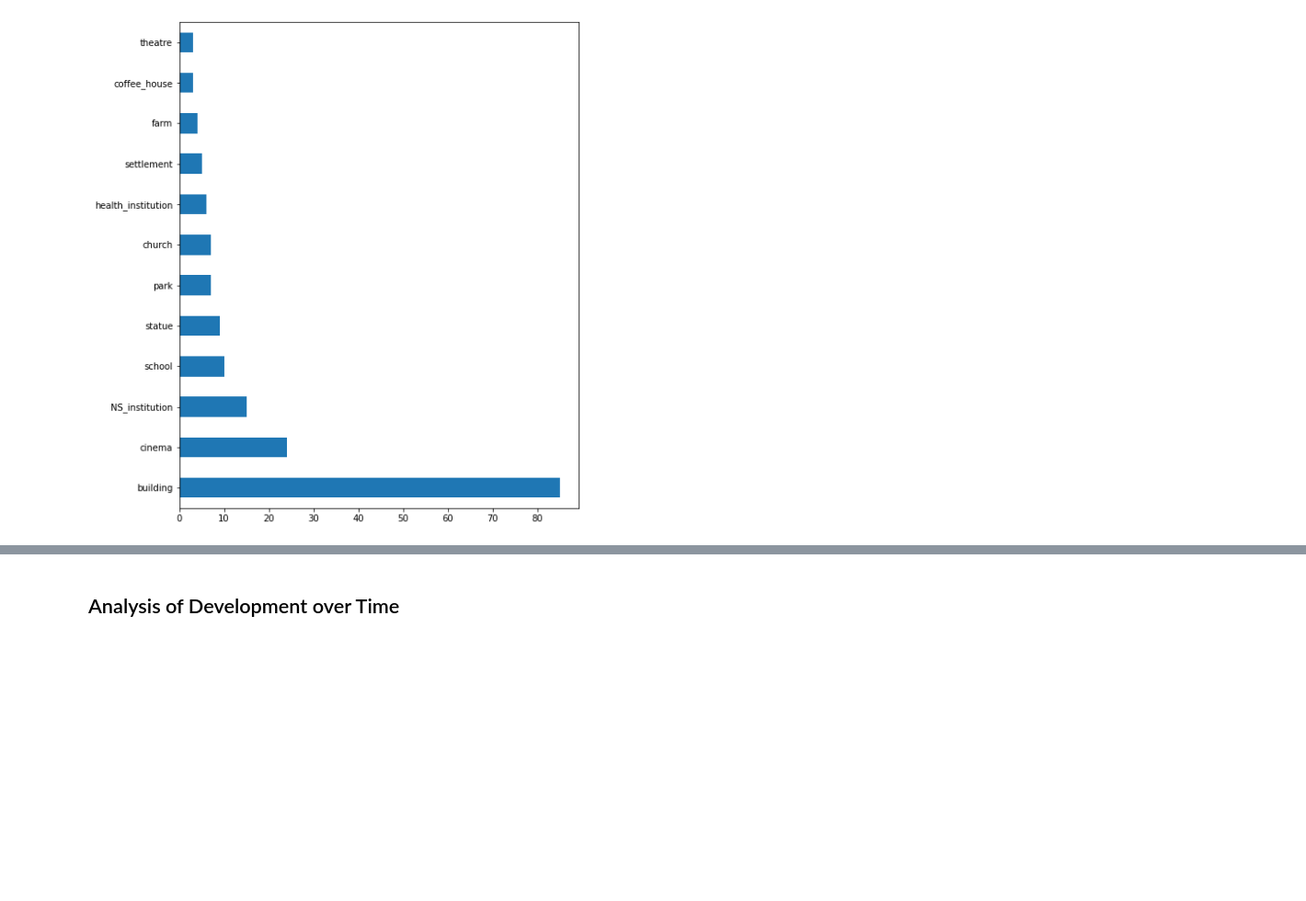
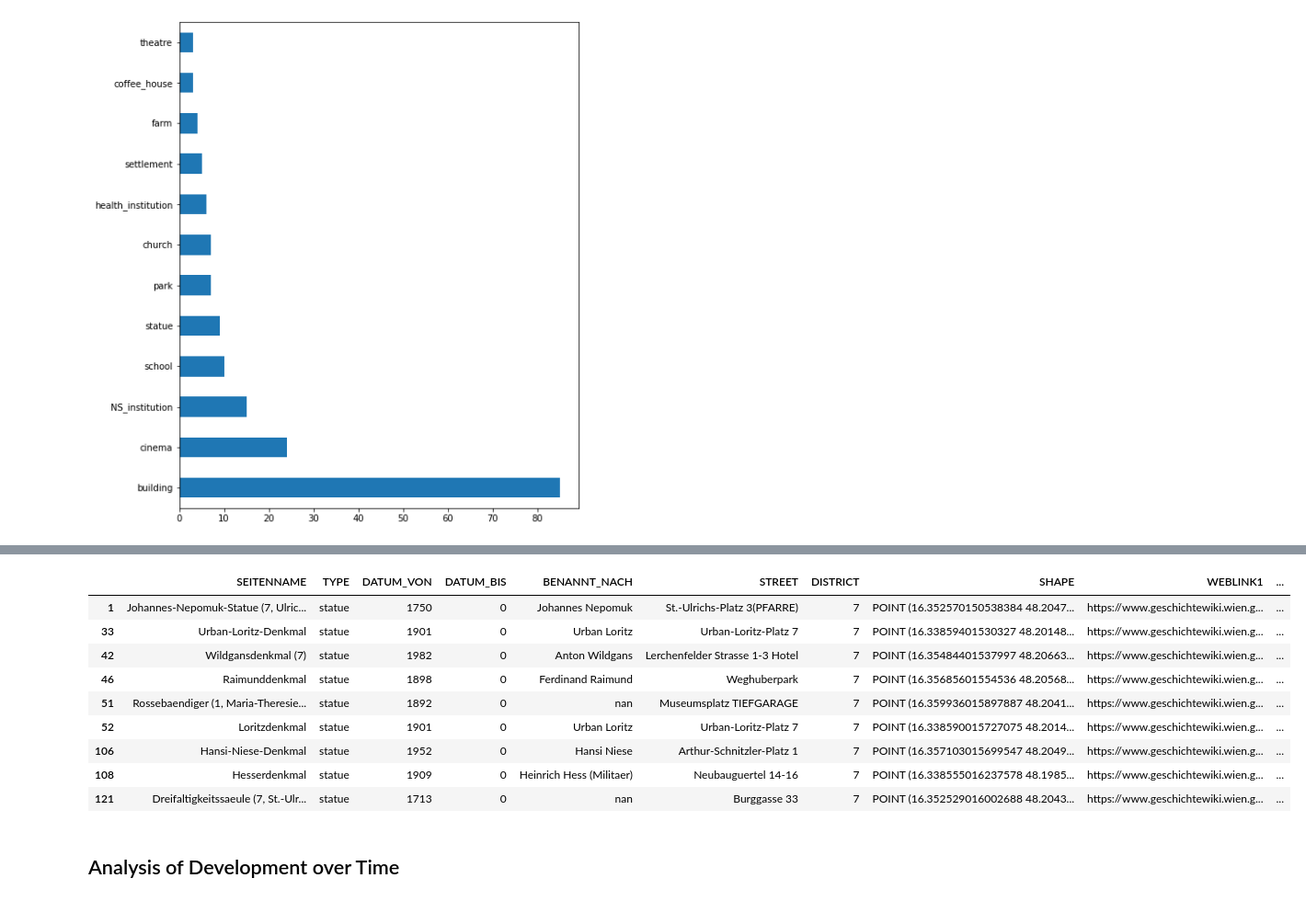
Before and after one commit to dario-x/history_seven, a Jupyter notebook: preprocessing/preprocessing.ipynb, the cells around one changed output, grey strips where cells are left out. Shown at 92% size. Saved outputs shown, nothing was run; the diff lists cells and outputs as text; code cells hidden in the pictures; blank space fills up the shorter version.

```diff
--- a/preprocessing/preprocessing.ipynb
+++ b/preprocessing/preprocessing.ipynb
@@ -432,6 +450,19 @@ aggregated_df.TYPE.value_counts().plot(kind='barh',figsize=(8,10))
 aggregated_df.to_csv("./data/district_data.csv", sep =";", index_label=False)
 # %%
 aggregated_df= pd.read_csv("./data/district_data.csv", sep=";")
+# %%
+aggregated_df[aggregated_df["TYPE"] == "statue"].style
+# %% [output]
+|  | SEITENNAME | TYPE | DATUM_VON | DATUM_BIS | BENANNT_NACH | STREET | DISTRICT | SHAPE | WEBLINK1 | ... |
+| 1 | Johannes-Nepomuk-Statue (7, Ulric... | statue | 1750 | 0 | Johannes Nepomuk | St.-Ulrichs-Platz 3(PFARRE) | 7 | POINT (16.352570150538384 48.2047... | https://www.geschichtewiki.wien.g... | ... |
+| 33 | Urban-Loritz-Denkmal | statue | 1901 | 0 | Urban Loritz | Urban-Loritz-Platz 7 | 7 | POINT (16.33859401530327 48.20148... | https://www.geschichtewiki.wien.g... | ... |
+| 42 | Wildgansdenkmal (7) | statue | 1982 | 0 | Anton Wildgans | Lerchenfelder Strasse 1-3 Hotel | 7 | POINT (16.35484401537997 48.20663... | https://www.geschichtewiki.wien.g... | ... |
+| 46 | Raimunddenkmal | statue | 1898 | 0 | Ferdinand Raimund | Weghuberpark | 7 | POINT (16.35685601554536 48.20568... | https://www.geschichtewiki.wien.g... | ... |
+| 51 | Rossebaendiger (1, Maria-Theresie... | statue | 1892 | 0 | nan | Museumsplatz TIEFGARAGE | 7 | POINT (16.359936015897887 48.2041... | https://www.geschichtewiki.wien.g... | ... |
+| 52 | Loritzdenkmal | statue | 1901 | 0 | Urban Loritz | Urban-Loritz-Platz 7 | 7 | POINT (16.338590015727075 48.2014... | https://www.geschichtewiki.wien.g... | ... |
+| 106 | Hansi-Niese-Denkmal | statue | 1952 | 0 | Hansi Niese | Arthur-Schnitzler-Platz 1 | 7 | POINT (16.357103015699547 48.2049... | https://www.geschichtewiki.wien.g... | ... |
+| 108 | Hesserdenkmal | statue | 1909 | 0 | Heinrich Hess (Militaer) | Neubauguertel 14-16 | 7 | POINT (16.338555016237578 48.1985... | https://www.geschichtewiki.wien.g... | ... |
+| 121 | Dreifaltigkeitssaeule (7, St.-Ulr... | statue | 1713 | 0 | nan | Burggasse 33 | 7 | POINT (16.352529016002688 48.2043... | https://www.geschichtewiki.wien.g... | ... |
 # %% [markdown]
 ## Analysis of Development over Time
 # %%
```
Also changed, not shown: parts of 3 cells of this notebook, 20 other files.
